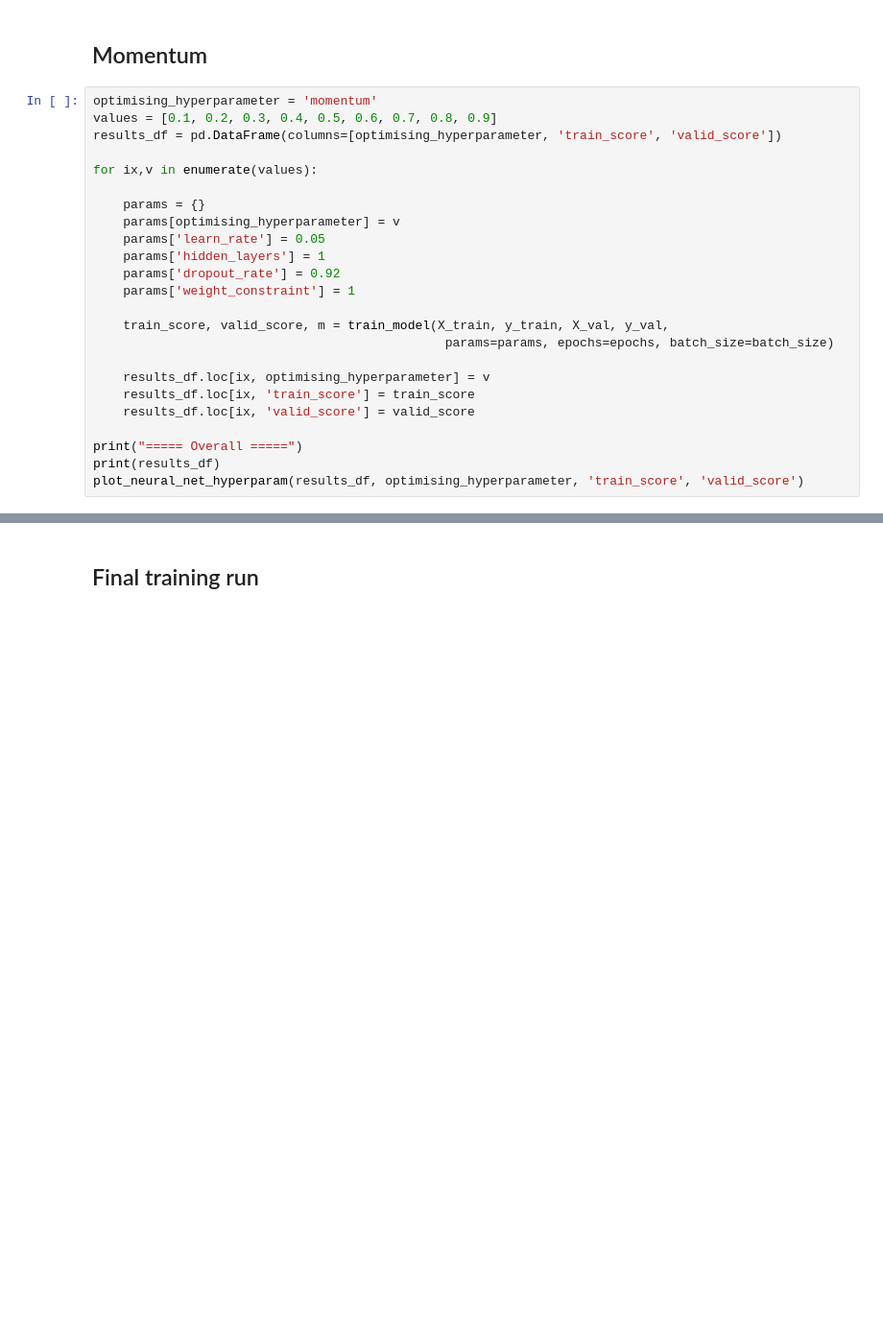
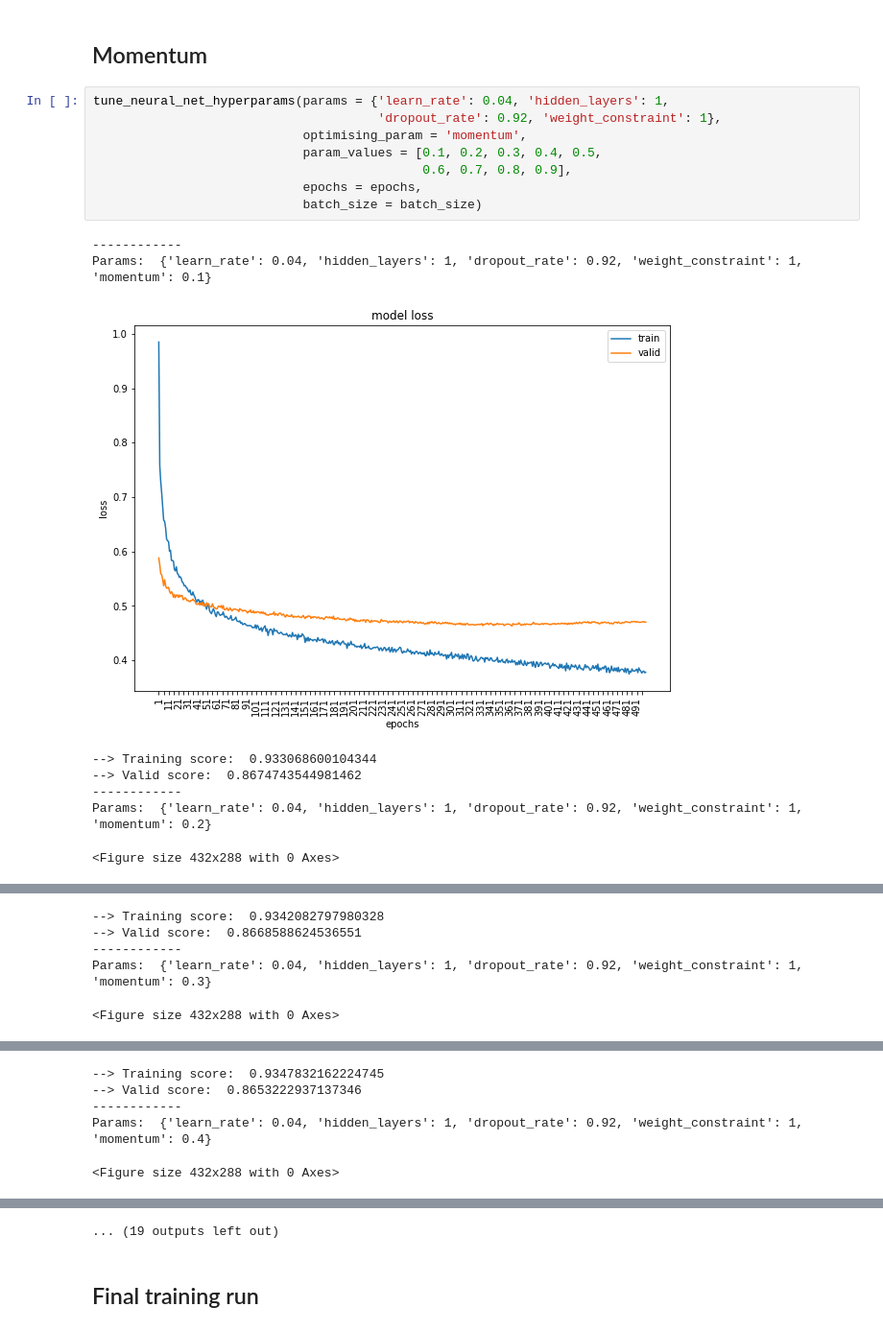
Before and after one commit to jdingram/mimic, a Jupyter notebook: notebooks/4_neural_network.ipynb, the cells around one changed output, grey strips where cells are left out. Shown at 96% size. Saved outputs shown, nothing was run; the diff lists cells and outputs as text; blank space fills up the shorter version.

```diff
--- a/notebooks/4_neural_network.ipynb
+++ b/notebooks/4_neural_network.ipynb
@@ -342,26 +341,19 @@ plot_neural_net_hyperparam(results_df, optimising_hyperparameter, 'train_score',
 # %% [markdown]
 ## Momentum
-# %%
-optimising_hyperparameter = 'momentum'
-values = [0.1, 0.2, 0.3, 0.4, 0.5, 0.6, 0.7, 0.8, 0.9]
-results_df = pd.DataFrame(columns=[optimising_hyperparameter, 'train_score', 'valid_score'])
-
-for ix,v in enumerate(values):
-
-    params = {}
-    params[optimising_hyperparameter] = v
-    params['learn_rate'] = 0.05
-    params['hidden_layers'] = 1
-    params['dropout_rate'] = 0.92
-    params['weight_constraint'] = 1
-
-    train_score, valid_score, m = train_model(X_train, y_train, X_val, y_val,
-                                               params=params, epochs=epochs, batch_size=batch_size)
-
-    results_df.loc[ix, optimising_hyperparameter] = v
-    results_df.loc[ix, 'train_score'] = train_score
-    results_df.loc[ix, 'valid_score'] = valid_score
-
-print("===== Overall =====")
-print(results_df)
-plot_neural_net_hyperparam(results_df, optimising_hyperparameter, 'train_score', 'valid_score')
+# %%
+tune_neural_net_hyperparams(params = {'learn_rate': 0.04, 'hidden_layers': 1,
+                                      'dropout_rate': 0.92, 'weight_constraint': 1},
+                            optimising_param = 'momentum',
+                            param_values = [0.1, 0.2, 0.3, 0.4, 0.5,
+                                            0.6, 0.7, 0.8, 0.9],
+                            epochs = epochs,
+                            batch_size = batch_size)
+# %% [output]
+------------
+Params:  {'learn_rate': 0.04, 'hidden_layers': 1, 'dropout_rate': 0.92, 'weight_constraint': 1, 'momentum': 0.1}
+[figure, added]
+--> Training score:  0.933068600104344
+--> Valid score:  0.8674743544981462
+------------
+Params:  {'learn_rate': 0.04, 'hidden_layers': 1, 'dropout_rate': 0.92, 'weight_constraint': 1, 'momentum': 0.2}
+<Figure size 432x288 with 0 Axes>
@@ -367,0 +361,5 @@ plot_neural_net_hyperparam(results_df, optimising_hyperparameter, 'train_score',
+--> Training score:  0.9342082797980328
+--> Valid score:  0.8668588624536551
+------------
+Params:  {'learn_rate': 0.04, 'hidden_layers': 1, 'dropout_rate': 0.92, 'weight_constraint': 1, 'momentum': 0.3}
+<Figure size 432x288 with 0 Axes>
@@ -367,0 +367,5 @@ plot_neural_net_hyperparam(results_df, optimising_hyperparameter, 'train_score',
+--> Training score:  0.9347832162224745
+--> Valid score:  0.8653222937137346
+------------
+Params:  {'learn_rate': 0.04, 'hidden_layers': 1, 'dropout_rate': 0.92, 'weight_constraint': 1, 'momentum': 0.4}
+<Figure size 432x288 with 0 Axes>
@@ -368,3 +377,4 @@ plot_neural_net_hyperparam(results_df, optimising_hyperparameter, 'train_score',
+... (19 outputs left out)
 # %% [markdown]
 ## Final training run
 # %%
```
Also changed, not shown: parts of 21 cells of this notebook, 4 other files.
